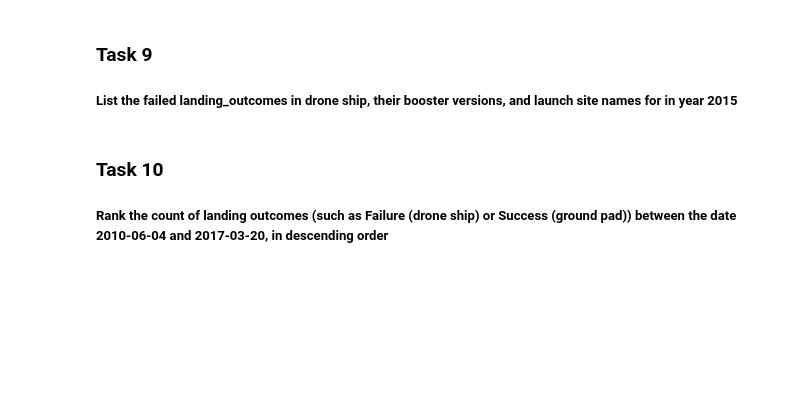
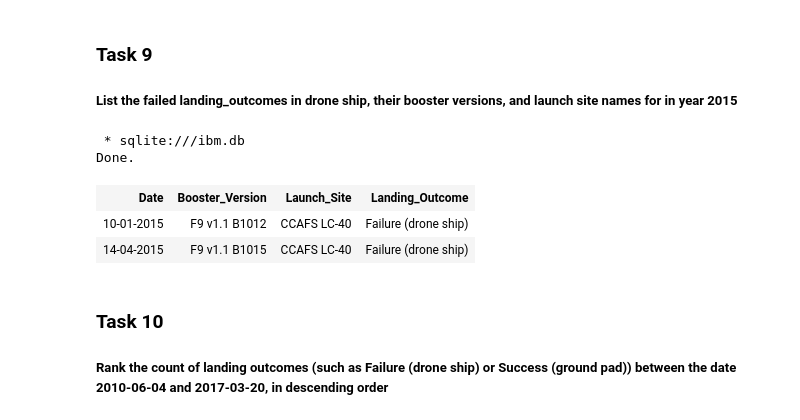
Before and after one commit to mrkizmaz/Applied-DataScience-Capstone-SpaceX, a Jupyter notebook: 04_jupyter-labs-eda-sql-coursera.ipynb, the cells around one changed output. Cells and saved outputs as stored; diff of their text form; code cells hidden in the pictures; blank space fills up the shorter version.

```diff
--- a/04_jupyter-labs-eda-sql-coursera.ipynb
+++ b/04_jupyter-labs-eda-sql-coursera.ipynb
@@ -278,6 +302,18 @@ Done.
 ### Task 9
 
 ##### List the failed landing_outcomes in drone ship, their booster versions, and launch site names for in year 2015
+# %%
+%%sql
+SELECT Date, Booster_Version, Launch_Site, Landing_Outcome
+FROM SPACEXTBL
+WHERE Landing_Outcome = 'Failure (drone ship)'
+AND Date LIKE '%2015%';
+# %% [output]
+ * sqlite:///ibm.db
+Done.
+| Date | Booster_Version | Launch_Site | Landing_Outcome |
+| 10-01-2015 | F9 v1.1 B1012 | CCAFS LC-40 | Failure (drone ship) |
+| 14-04-2015 | F9 v1.1 B1015 | CCAFS LC-40 | Failure (drone ship) |
 # %% [markdown]
 ### Task 10
 
```
Also changed, not shown: parts of 13 cells of this notebook, 1 other file.
